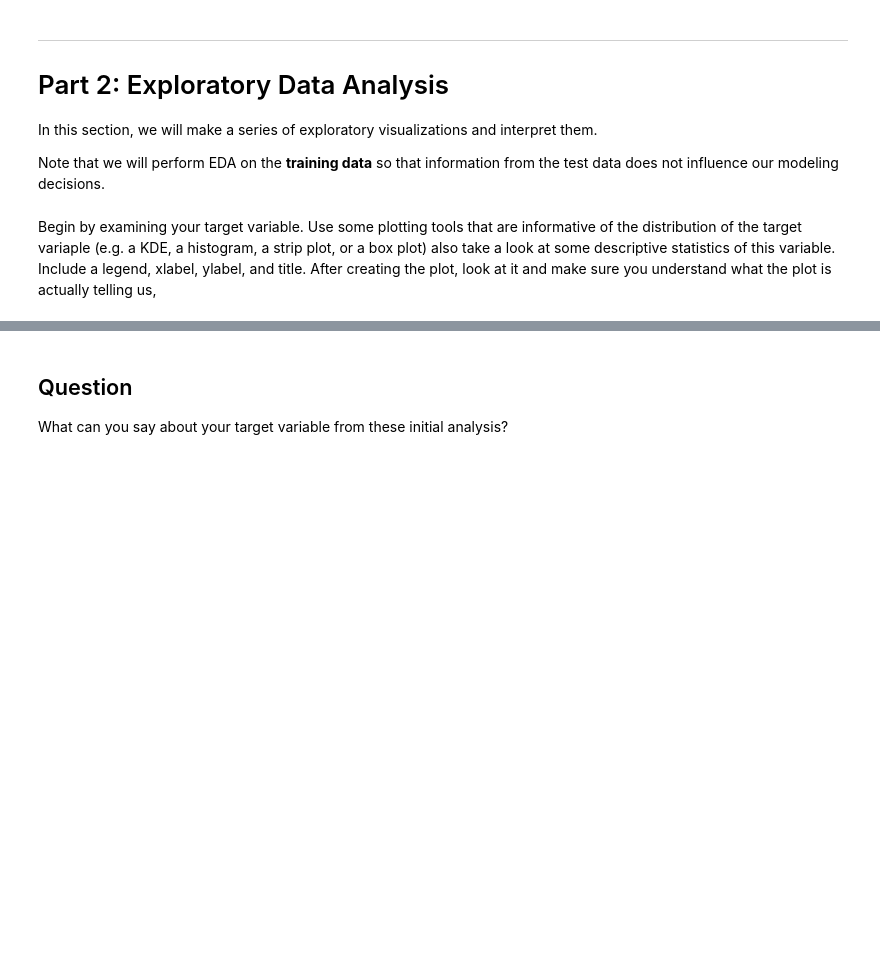
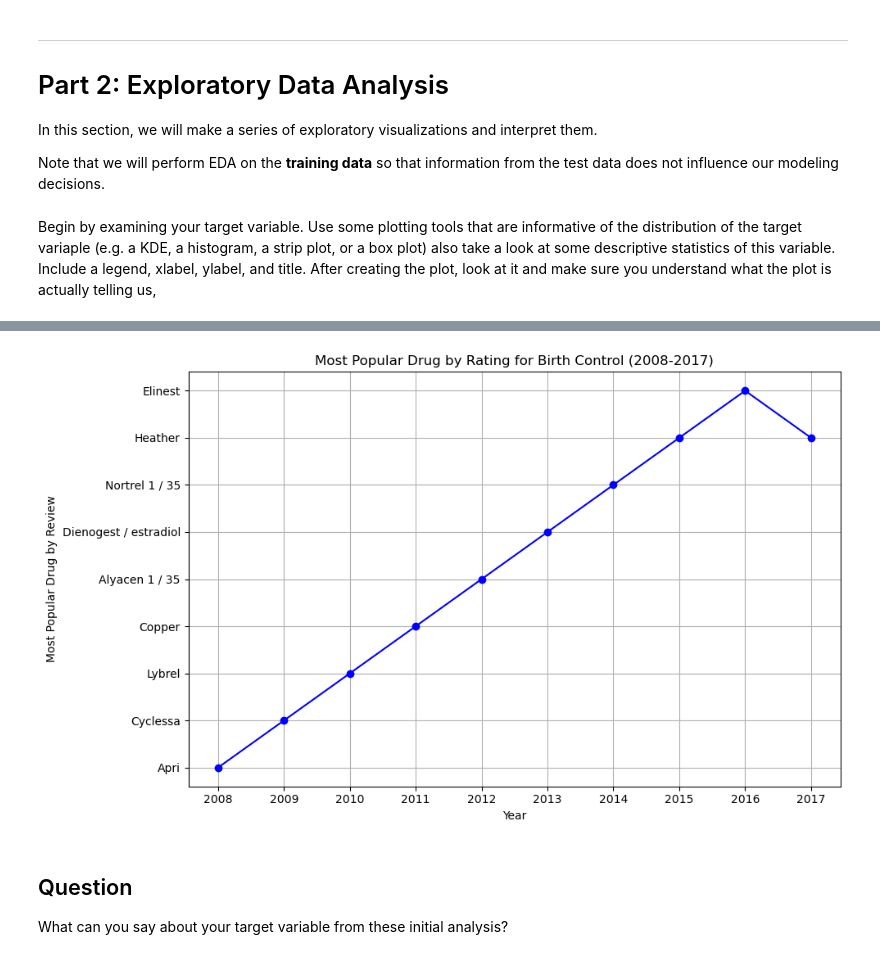
Before and after one commit to tuckers15/cs3870_midterm, a Jupyter notebook: EDA_drugs.ipynb, the cells around one changed output, grey strips where cells are left out. Saved outputs shown, nothing was run; the diff lists cells and outputs as text; code cells hidden in the pictures; blank space fills up the shorter version.

Commit message:
Added most popular bc graph

```diff
--- a/EDA_drugs.ipynb
+++ b/EDA_drugs.ipynb
@@ -121,3 +125,18 @@ In this section, we will make a series of exploratory visualizations and interpr
 Note that we will perform EDA on the **training data** so that information from the test data does not influence our modeling decisions.
 # %% [markdown]
 Begin by examining your target variable. Use some plotting tools that are informative of the distribution of the target variaple (e.g. a KDE, a histogram, a strip plot, or a box plot) also take a look at some descriptive statistics of this variable. Include a legend, xlabel, ylabel, and title. After creating the plot, look at it and make sure you understand what the plot is actually telling us,
+# %%
+# Filter the data for 'Birth Control' condition and sort by date
+birth_control_data = drugs[drugs['condition'] == 'Birth Control']
+
+# Convert the 'date' column to datetime for easier manipulation
+birth_control_data['date'] = pd.to_datetime(birth_control_data['date'])
+
+# Group by drugName and calculate the average rating for each drug by year
+birth_control_data['year'] = birth_control_data['date'].dt.year
+popular_drug_by_year = birth_control_data.groupby(['year', 'drugName'])['rating'].mean().reset_index()
+
+# Find the drug with the highest average rating for each year
+popular_drug_by_year = popular_drug_by_year.loc[popular_drug_by_year.groupby('year')['rating'].idxmax()]
+
+popular_drug_by_year.sort_values(by='year', ascending=True)
@@ -124,3 +165,20 @@ Begin by examining your target variable. Use some plotting tools that are inform
+# %%
+# Plotting the most popular drugs by rating over time
+plt.figure(figsize=(10, 6))
+plt.plot(popular_drug_by_year['year'], popular_drug_by_year['drugName'], marker='o', linestyle='-', color='b')
+
+# Adding labels and title
+plt.xlabel('Year')
+plt.ylabel('Most Popular Drug by Review')
+plt.title('Most Popular Drug by Rating for Birth Control (2008-2017)')
+
+# Display the graph
+plt.xticks(popular_drug_by_year['year'])  # Ensure all years are displayed as ticks
+plt.grid(True)
+plt.tight_layout()
+plt.show()
+# %% [output]
+[figure, added]
 # %% [markdown]
 ## Question
 
```
Also changed, not shown: parts of 3 cells of this notebook.
